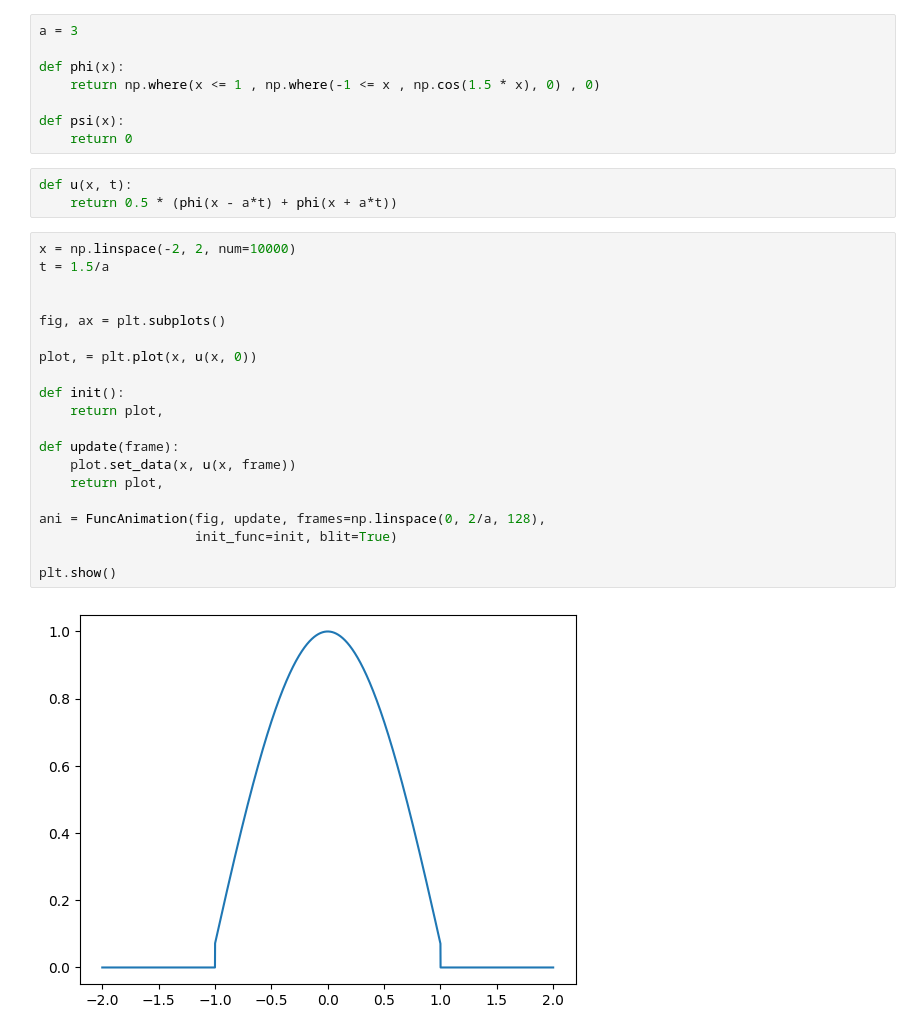
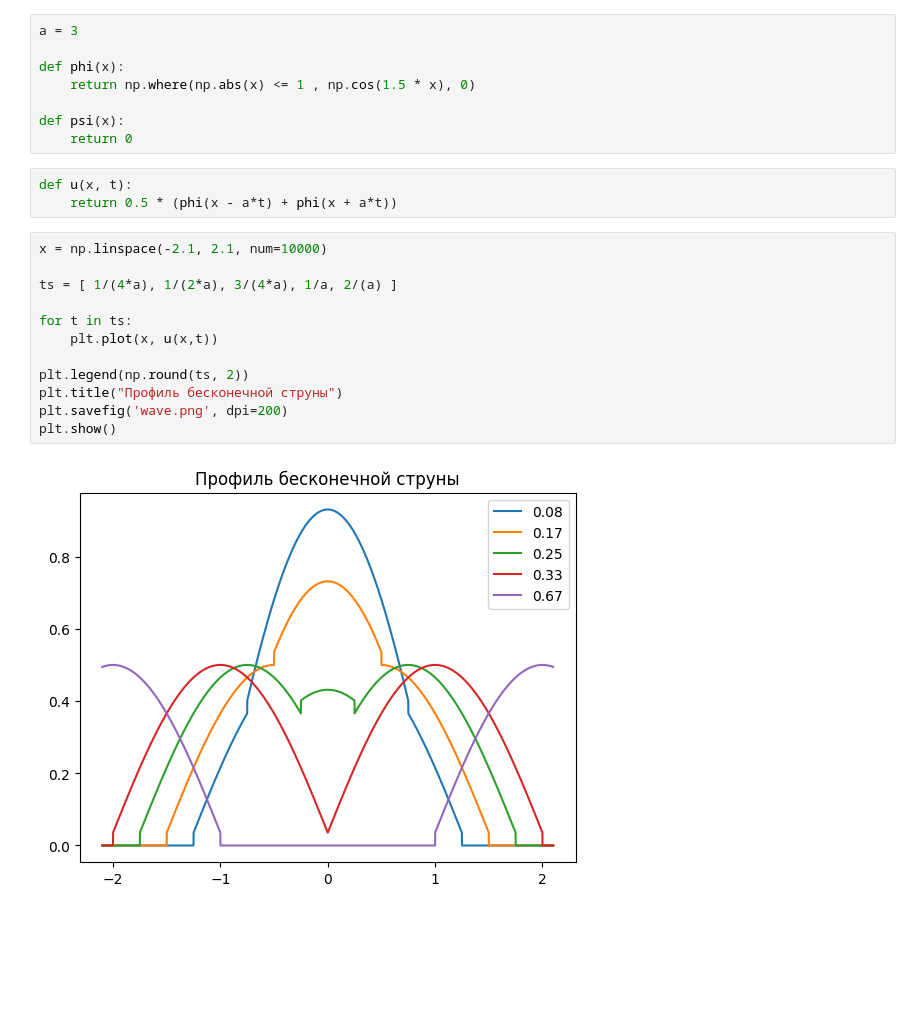
Before and after one commit to Dezzelshipc/CompMath, a Jupyter notebook: sem6-mathpys/1.ipynb, the cells around one changed output. Cells and saved outputs as stored; diff of their text form; blank space fills up the shorter version.

```diff
--- a/sem6-mathpys/1.ipynb
+++ b/sem6-mathpys/1.ipynb
@@ -10,32 +10,24 @@ import math
 a = 3
 
 def phi(x):
-    return np.where(x <= 1 , np.where(-1 <= x , np.cos(1.5 * x), 0) , 0)
+    return np.where(np.abs(x) <= 1 , np.cos(1.5 * x), 0)
 
 def psi(x):
     return 0
 # %%
 def u(x, t):
     return 0.5 * (phi(x - a*t) + phi(x + a*t))
-# %%
-x = np.linspace(-2, 2, num=10000)
-t = 1.5/a
-
-
-fig, ax = plt.subplots()
-
-plot, = plt.plot(x, u(x, 0))
-
-def init():
-    return plot,
-
-def update(frame):
-    plot.set_data(x, u(x, frame))
-    return plot,
-
-ani = FuncAnimation(fig, update, frames=np.linspace(0, 2/a, 128),
-                    init_func=init, blit=True)
-
-plt.show()
-# %% [output]
-[figure, removed]
+# %%
+x = np.linspace(-2.1, 2.1, num=10000)
+
+ts = [ 1/(4*a), 1/(2*a), 3/(4*a), 1/a, 2/(a) ]
+
+for t in ts:
+    plt.plot(x, u(x,t))
+
+plt.legend(np.round(ts, 2))
+plt.title("Профиль бесконечной струны")
+plt.savefig('wave.png', dpi=200)
+plt.show()
+# %% [output]
+[figure, added]
```
Also changed, not shown: parts of 1 cell of this notebook, 12 other files.
